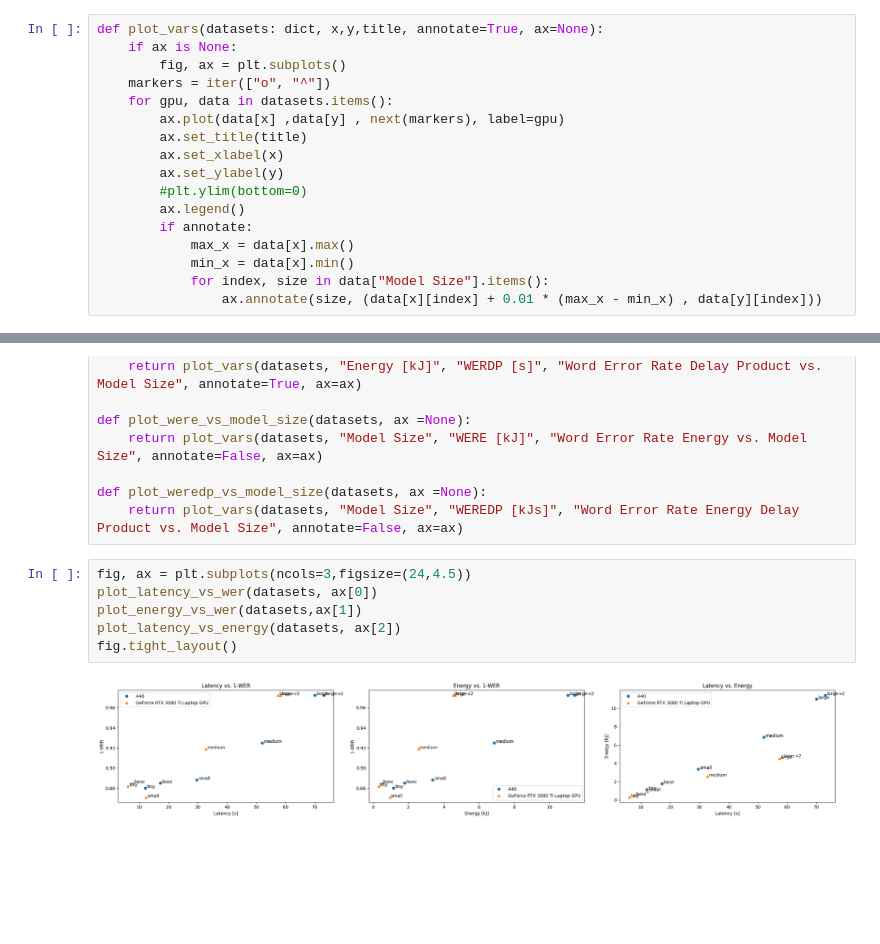
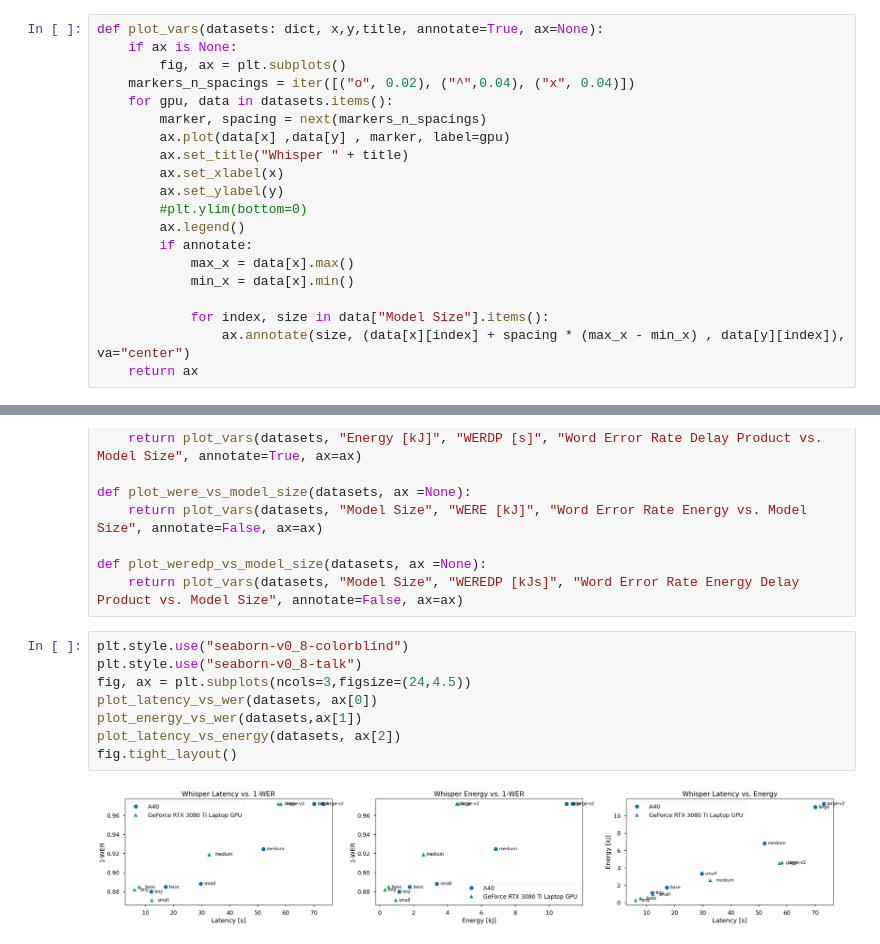
Before and after one commit to sirexeclp/pre-trained-models-workshop, a Jupyter notebook: benchmarks/benchmark_analysis.ipynb, the cells around one changed output, grey strips where cells are left out. Saved outputs shown, nothing was run; the diff lists cells and outputs as text; blank space fills up the shorter version.

Commit message:
plots look nicer

```diff
--- a/benchmarks/benchmark_analysis.ipynb
+++ b/benchmarks/benchmark_analysis.ipynb
@@ -22,10 +23,11 @@ prepare_data(datasets)
 def plot_vars(datasets: dict, x,y,title, annotate=True, ax=None):
     if ax is None:
         fig, ax = plt.subplots()
-    markers = iter(["o", "^"])
+    markers_n_spacings = iter([("o", 0.02), ("^",0.04), ("x", 0.04)])
     for gpu, data in datasets.items():
-        ax.plot(data[x] ,data[y] , next(markers), label=gpu)
-        ax.set_title(title)
+        marker, spacing = next(markers_n_spacings)
+        ax.plot(data[x] ,data[y] , marker, label=gpu)
+        ax.set_title("Whisper " + title)
         ax.set_xlabel(x)
         ax.set_ylabel(y)
         #plt.ylim(bottom=0)
@@ -33,8 +35,10 @@ def plot_vars(datasets: dict, x,y,title, annotate=True, ax=None):
         if annotate:
             max_x = data[x].max()
             min_x = data[x].min()
+
             for index, size in data["Model Size"].items():
-                ax.annotate(size, (data[x][index] + 0.01 * (max_x - min_x) , data[y][index]))
+                ax.annotate(size, (data[x][index] + spacing * (max_x - min_x) , data[y][index]), va="center")
+    return ax
 # %%
 def plot_latency_vs_wer(datasets: dict, ax=None):
     return plot_vars(datasets, "Latency [s]", "1-WER", "Latency vs. 1-WER",ax=ax)
@@ -57,13 +61,15 @@ def plot_were_vs_model_size(datasets, ax =None):
 def plot_weredp_vs_model_size(datasets, ax =None):
     return plot_vars(datasets, "Model Size", "WEREDP [kJs]", "Word Error Rate Energy Delay Product vs. Model Size", annotate=False, ax=ax)
 # %%
+plt.style.use("seaborn-v0_8-colorblind")
+plt.style.use("seaborn-v0_8-talk")
 fig, ax = plt.subplots(ncols=3,figsize=(24,4.5))
 plot_latency_vs_wer(datasets, ax[0])
 plot_energy_vs_wer(datasets,ax[1])
 plot_latency_vs_energy(datasets, ax[2])
 fig.tight_layout()
 # %% [output]
-[figure, old version]
+[figure, new version]
 # %%
 fig, ax = plt.subplots(ncols=2,nrows=2,figsize=(16,9))
 plot_werdp_vs_model_size(datasets, ax[0,0])
```
Also changed, not shown: parts of 3 cells of this notebook.
